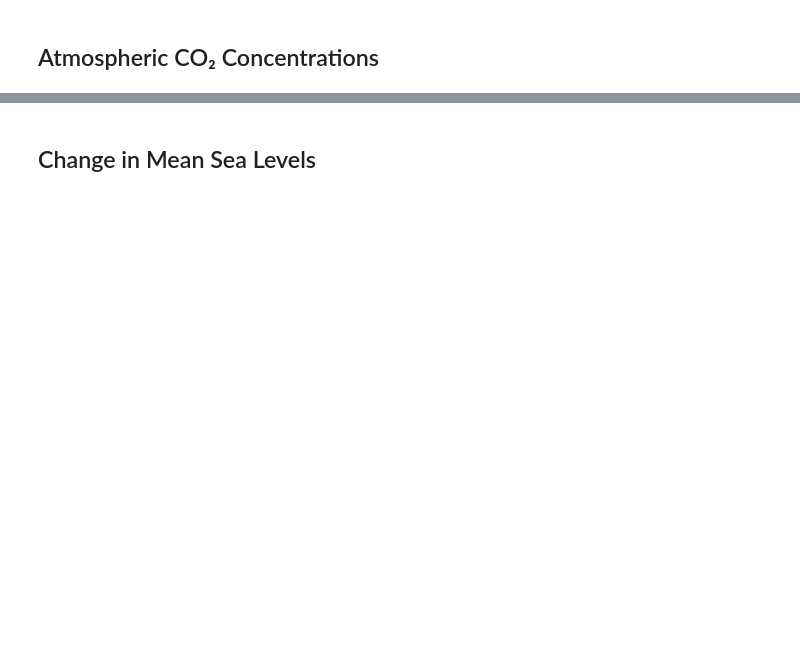
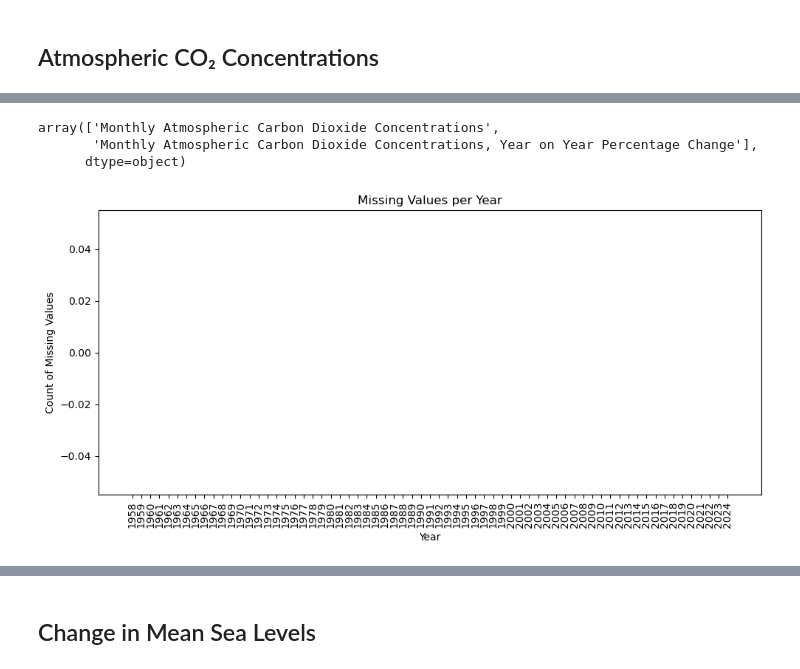
Before and after one commit to thienphucle/DS105.P11_Data_Analysis_And_Visualization, a Jupyter notebook: PreProces/PreProcessData.ipynb, the cells around one changed output, grey strips where cells are left out. Saved outputs shown, nothing was run; the diff lists cells and outputs as text; code cells hidden in the pictures; blank space fills up the shorter version.

```diff
--- a/PreProces/PreProcessData.ipynb
+++ b/PreProces/PreProcessData.ipynb
@@ -103,0 +198,2 @@ Length: 67, dtype: int64
+# %%
+aCO2c = pd.concat([monthly_CO2_df_unique, monthly_CO2_df_unique2], ignore_index=True)
@@ -103,0 +207,16 @@ Length: 67, dtype: int64
+# %%
+# Tạo danh sách các quốc gia từ DataFrame `df_countries`
+country_names = asian["Country"].tolist()
+
+# Lặp qua các quốc gia và tạo một bản sao của dữ liệu Carbon ứng với từng quốc gia
+df_expanded = pd.DataFrame()
+for country in country_names:
+    temp = aCO2c.copy()
+    temp["Country"] = country  # Gán tên quốc gia
+    df_expanded = pd.concat([df_expanded, temp], ignore_index=True)
+
+# Loại bỏ hàng gốc "World"
+df_expanded = df_expanded[df_expanded["Country"] != "World"]
+# %%
+asian_co2 = pd.merge(df_expanded, asian, on='Country')
+asian_co2
@@ -103,0 +256,6 @@ Length: 67, dtype: int64
+# %%
+# Giữ lại các thuộc tính có giá trị phân tích
+asian_co2['ISO3_x'] = asian_co2['ISO3_y']
+asian_co2 = asian_co2.rename(columns={"ISO3_x": "ISO3"})
+asian_co2 = asian_co2.drop(['ISO3_y', 'ISO2',  'Source'], axis=1, errors='ignore')
+asian_co2
@@ -103,0 +276,22 @@ Length: 67, dtype: int64
+# %%
+asian_co2['Indicator'].unique()
+# %% [output]
+array(['Monthly Atmospheric Carbon Dioxide Concentrations',
+       'Monthly Atmospheric Carbon Dioxide Concentrations, Year on Year Percentage Change'],
+      dtype=object)
+# %%
+co2_concentration = asian_co2[asian_co2['Indicator']=='Monthly Atmospheric Carbon Dioxide Concentrations']
+year_columns = [col for col in co2_concentration.columns if str(col).isdigit()]
+missing_values = co2_concentration[year_columns].isnull().sum()
+
+# Plot the missing values
+plt.figure(figsize=(10, 5))
+plt.bar(missing_values.index.astype(str), missing_values.values, color='skyblue')
+plt.title("Missing Values per Year")
+plt.xlabel("Year")
+plt.ylabel("Count of Missing Values")
+plt.xticks(rotation=90)
+plt.tight_layout()
+plt.show()
+# %% [output]
+[figure, added]
```
Also changed, not shown: parts of 52 cells of this notebook, 11 other files.
